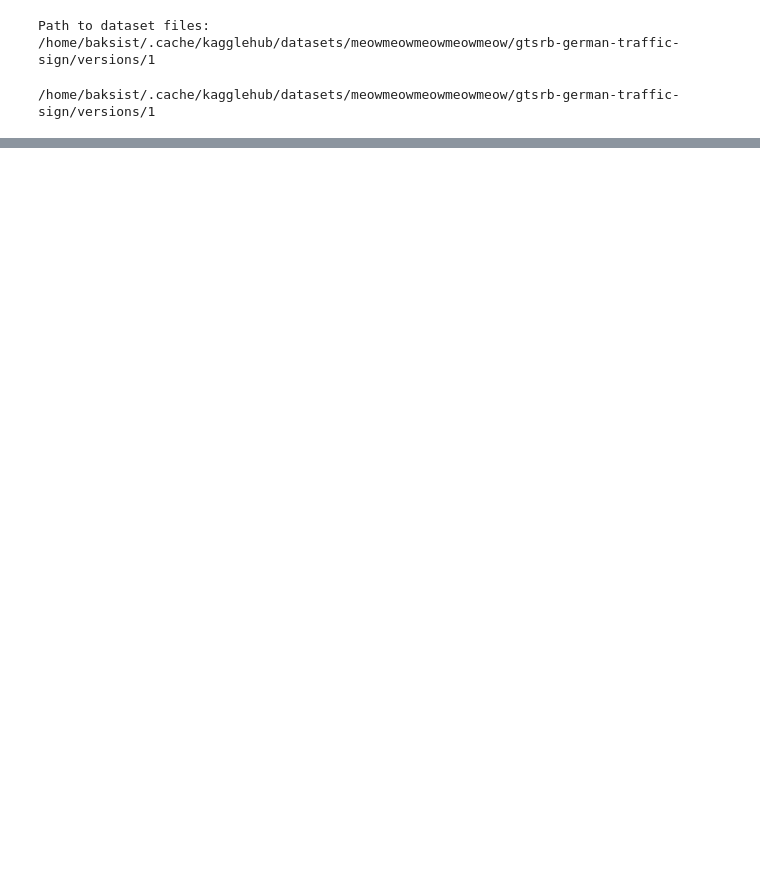
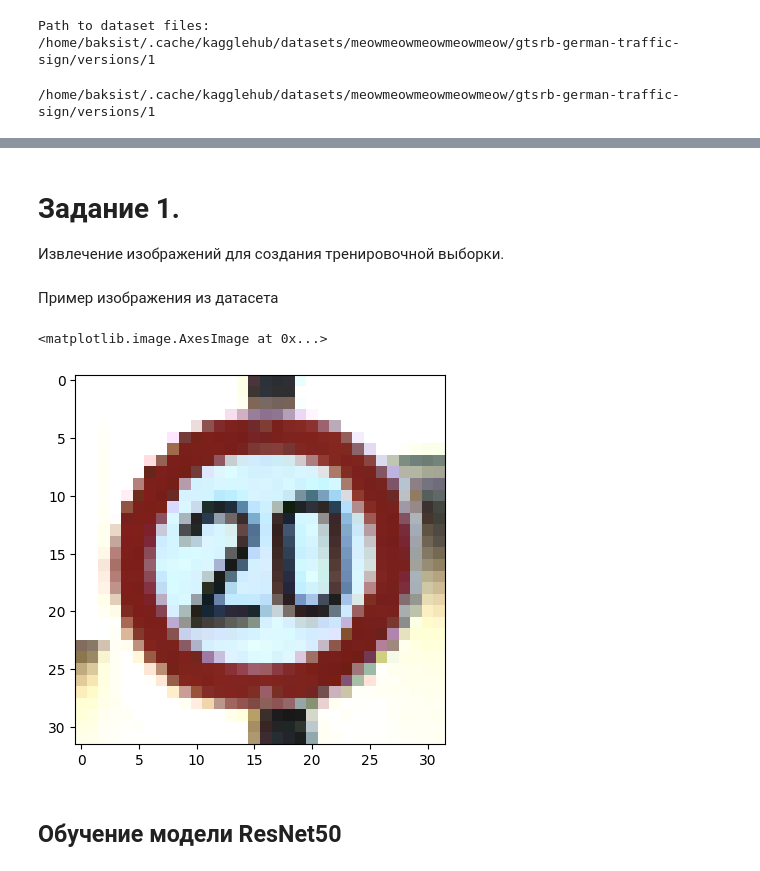
Before and after one commit to baksist/aszii, a Jupyter notebook: lab-2/lab2.ipynb, the cells around one changed output, grey strips where cells are left out. Saved outputs shown, nothing was run; the diff lists cells and outputs as text; code cells hidden in the pictures; blank space fills up the shorter version.

```diff
--- a/lab-2/lab2.ipynb
+++ b/lab-2/lab2.ipynb
@@ -224,0 +45,29 @@ plt.show()
+# %% [markdown]
+# Задание 1.
+
+Извлечение изображений для создания тренировочной выборки.
+# %%
+train_path = "Train"
+labels = []
+data = []
+CLASSES = 43
+for i in range(CLASSES):
+    img_path = os.path.join(train_path, str(i))
+    for img in os.listdir(img_path):
+        img = image.load_img(img_path + '/' + img, target_size=(32, 32))
+        img_array = image.img_to_array(img)
+        img_array = img_array / 255
+        data.append(img_array)
+        labels.append(i)
+data = np.array(data)
+labels = np.array(labels)
+labels = to_categorical(labels, 43)
+# %% [markdown]
+Пример изображения из датасета
+# %%
+plt.imshow(data[0])
+# %% [output]
+<matplotlib.image.AxesImage at 0x...>
+[figure, added]
+# %% [markdown]
+## Обучение модели ResNet50
```
Also changed, not shown: parts of 81 cells of this notebook, 2 other files.
